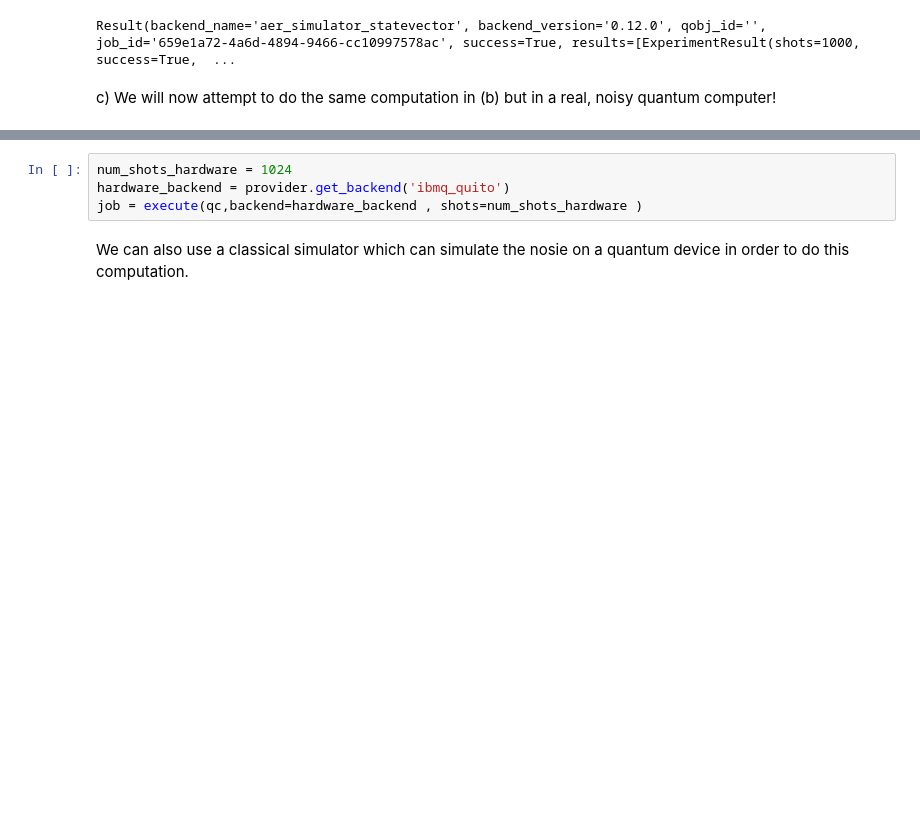
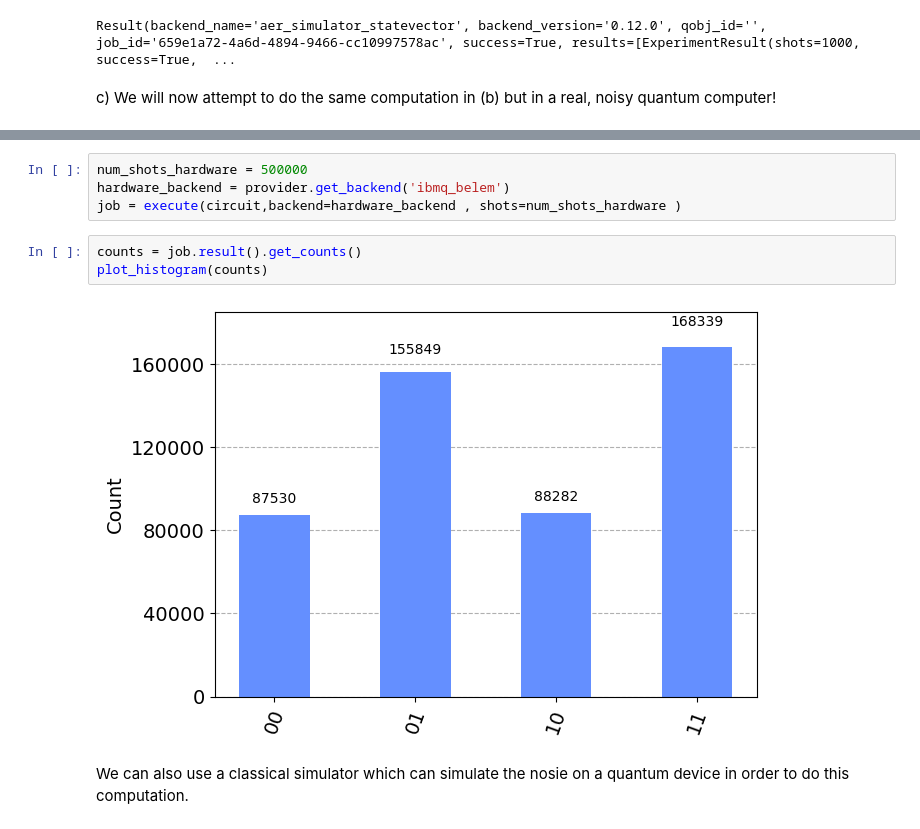
Before and after one commit to PugsGHub/qc_ss_23, a Jupyter notebook: Circuits/Sheet 11/s6puanan_sheet_11.ipynb, the cells around one changed output, grey strips where cells are left out. Drawn from its saved outputs; the diff is of its cells as text; blank space fills up the shorter version.

```diff
--- a/Circuits/Sheet 11/s6puanan_sheet_11.ipynb
+++ b/Circuits/Sheet 11/s6puanan_sheet_11.ipynb
@@ -109,7 +184,12 @@ for dev in device_list:
 # %%
-num_shots_hardware = 1024
-hardware_backend = provider.get_backend('ibmq_quito')
-job = execute(qc,backend=hardware_backend , shots=num_shots_hardware )
+num_shots_hardware = 500000
+hardware_backend = provider.get_backend('ibmq_belem')
+job = execute(circuit,backend=hardware_backend , shots=num_shots_hardware )
+# %%
+counts = job.result().get_counts()
+plot_histogram(counts)
+# %% [output]
+[figure, added]
 # %% [markdown]
 We can also use a classical simulator which can simulate the nosie on a quantum device in order to do this computation.
 # %%
```
Also changed, not shown: parts of 20 cells of this notebook.
